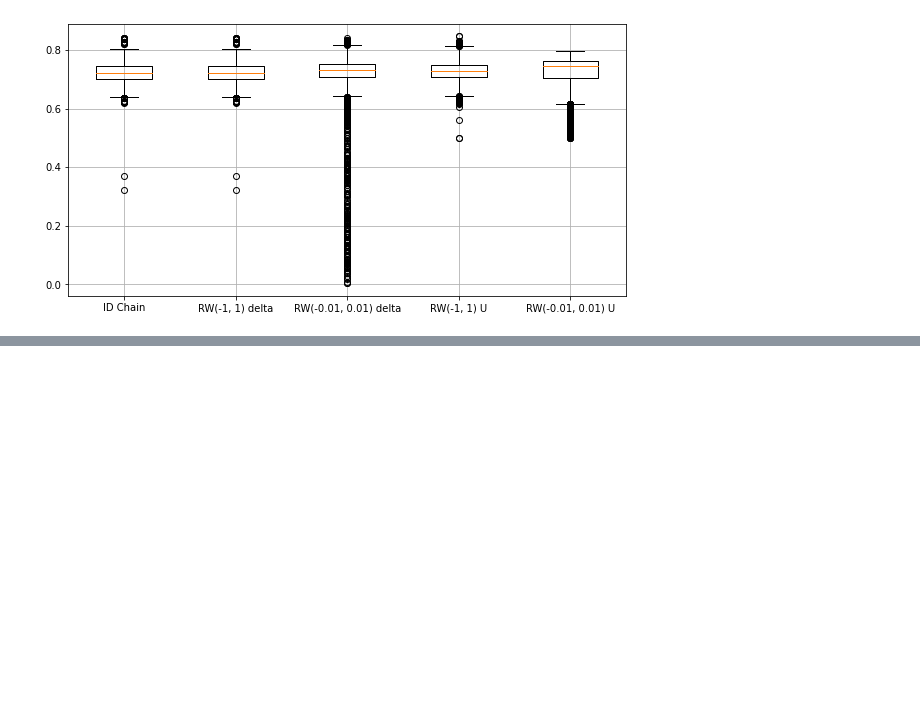
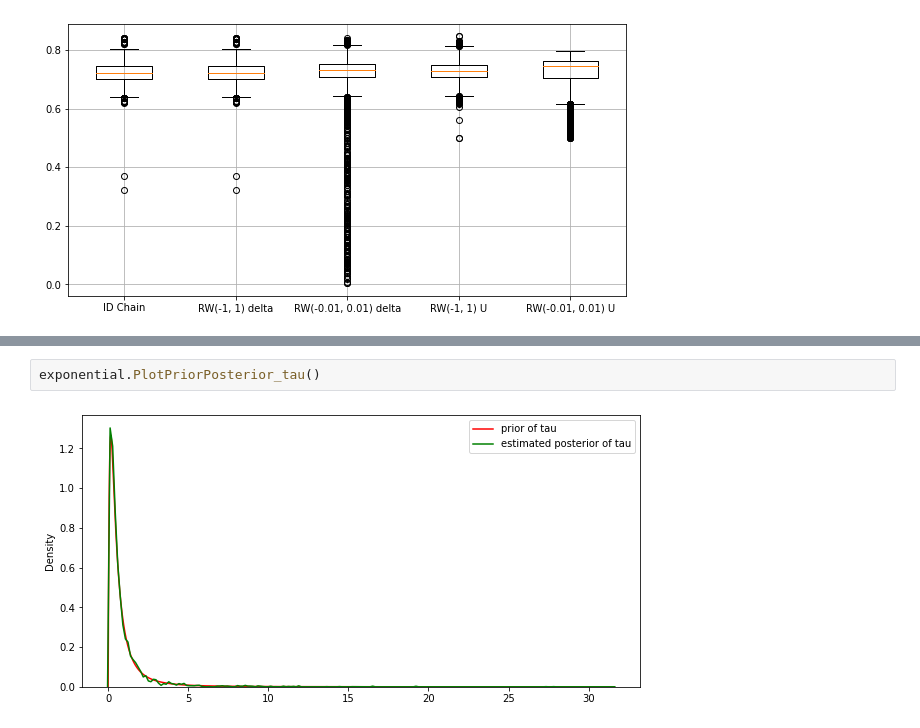
Before and after one commit to cuiyf17/Master-course, a Jupyter notebook: 高等统计计算/作业/homework5/homework5-code.ipynb, the cells around one changed output, grey strips where cells are left out. Drawn from its saved outputs; the diff is of its cells as text; blank space fills up the shorter version.

```diff
--- a/高等统计计算/作业/homework5/homework5-code.ipynb
+++ b/高等统计计算/作业/homework5/homework5-code.ipynb
@@ -197,0 +395,4 @@ mh.PlotCompare()
+# %%
+exponential.PlotPriorPosterior_tau()
+# %% [output]
+[figure, added]
```
Also changed, not shown: parts of 9 cells of this notebook, 1 other file.
